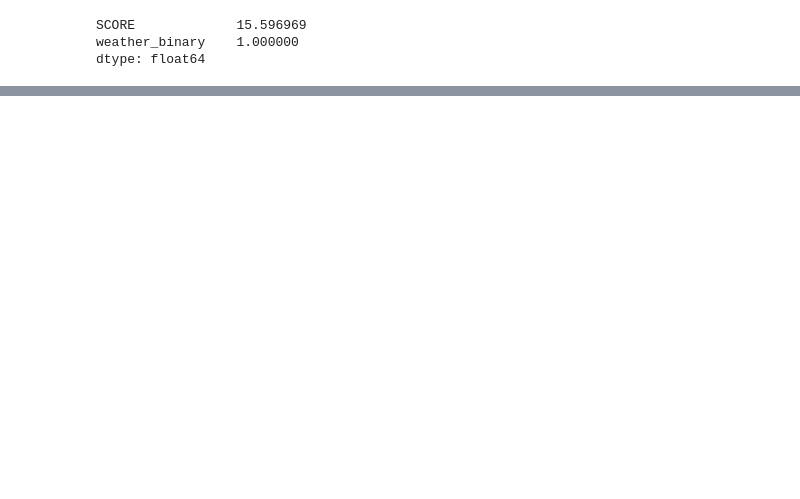
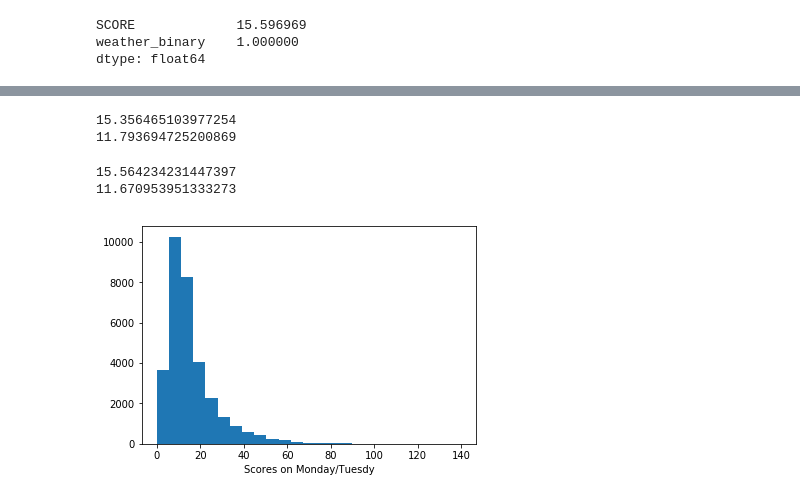
Before and after one commit to robblatt/Restaurant-Hypothesis-Testing, a Jupyter notebook: unique_insp.ipynb, the cells around one changed output, grey strips where cells are left out. Cells and saved outputs as stored; diff of their text form; code cells hidden in the pictures; blank space fills up the shorter version.

```diff
--- a/unique_insp.ipynb
+++ b/unique_insp.ipynb
@@ -324,0 +397,17 @@ merge_2.to_csv("unique_inspection.csv")
+# %%
+print(thurfri.mean())
+print(thurfri.std())
+# %% [output]
+15.356465103977254
+11.793694725200869
+# %%
+print(montue.mean())#mon/tues have higher scores
+print(montue.std())
+# %% [output]
+15.564234231447397
+11.670953951333273
+# %%
+plt.hist(mt, bins=25)
+plt.xlabel('Scores on Monday/Tuesdy');
+# %% [output]
+[figure, added]
```
Also changed, not shown: parts of 51 cells of this notebook, 1 other file.
